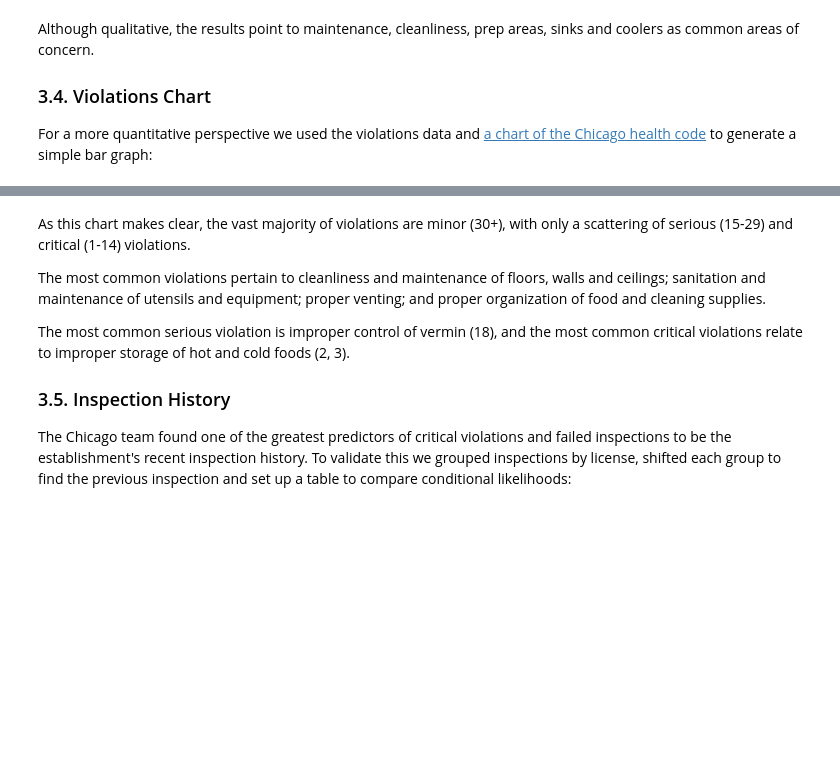
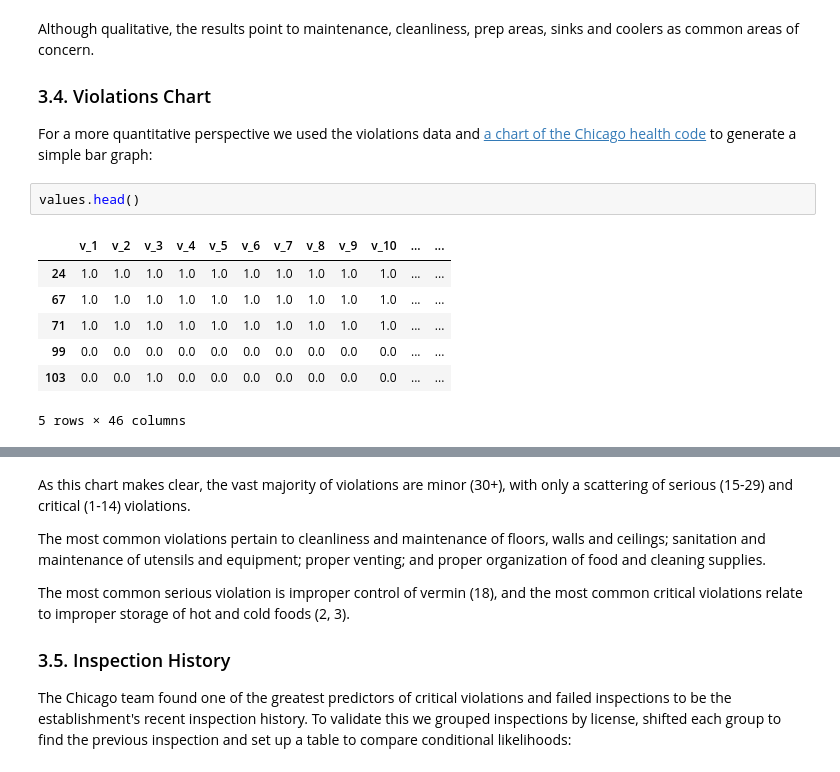
Before and after one commit to Sustainabilist/ChicagoDataAnalysis, a Jupyter notebook: REPORTS/publication_1_draft_2.ipynb, the cells around one changed output, grey strips where cells are left out. Saved outputs shown, nothing was run; the diff lists cells and outputs as text; blank space fills up the shorter version.

```diff
--- a/REPORTS/publication_1_draft_2.ipynb
+++ b/REPORTS/publication_1_draft_2.ipynb
@@ -286,6 +286,16 @@ Although qualitative, the results point to maintenance, cleanliness, prep areas,
 
 ### 3.4. Violations Chart
 For a more quantitative perspective we used the violations data and [a chart of the Chicago health code](https://webapps1.cityofchicago.org/healthinspection/Code_Violations.jsp) to generate a simple bar graph:
+# %%
+values.head()
+# %% [output]
+|  | v_1 | v_2 | v_3 | v_4 | v_5 | v_6 | v_7 | v_8 | v_9 | v_10 | ... | ... |
+| 24 | 1.0 | 1.0 | 1.0 | 1.0 | 1.0 | 1.0 | 1.0 | 1.0 | 1.0 | 1.0 | ... | ... |
+| 67 | 1.0 | 1.0 | 1.0 | 1.0 | 1.0 | 1.0 | 1.0 | 1.0 | 1.0 | 1.0 | ... | ... |
+| 71 | 1.0 | 1.0 | 1.0 | 1.0 | 1.0 | 1.0 | 1.0 | 1.0 | 1.0 | 1.0 | ... | ... |
+| 99 | 0.0 | 0.0 | 0.0 | 0.0 | 0.0 | 0.0 | 0.0 | 0.0 | 0.0 | 0.0 | ... | ... |
+| 103 | 0.0 | 0.0 | 1.0 | 0.0 | 0.0 | 0.0 | 0.0 | 0.0 | 0.0 | 0.0 | ... | ... |
+5 rows × 46 columns
 # %%
 # Import violation titles, title values dataframe
 titles = pd.read_csv(os.path.join(root_path, "DATA/violation_titles.csv"))
```
Also changed, not shown: parts of 7 cells of this notebook, 2 other files.
